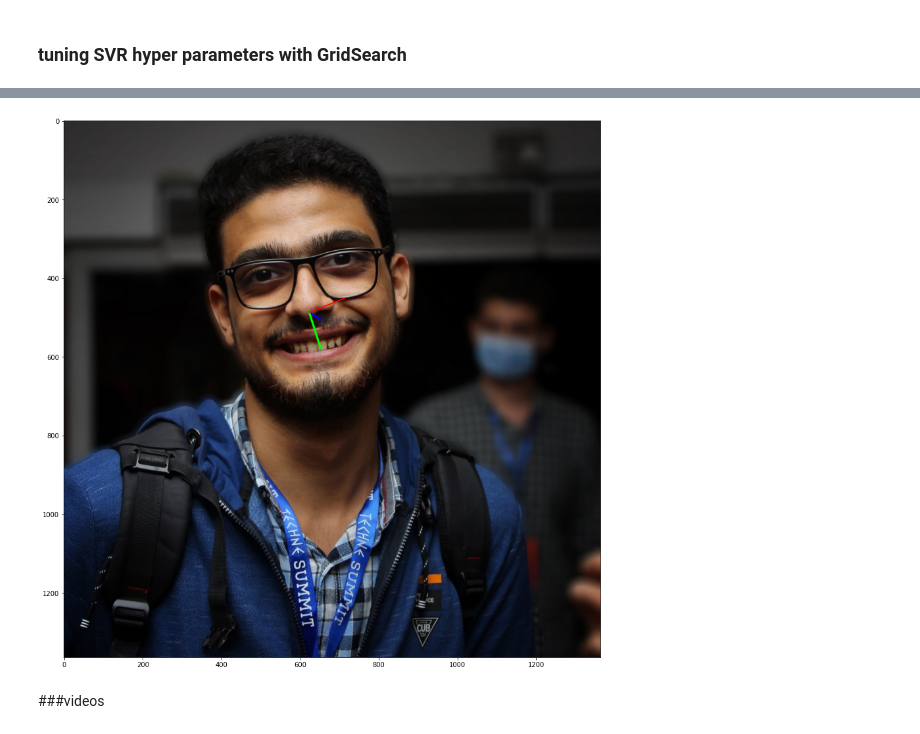
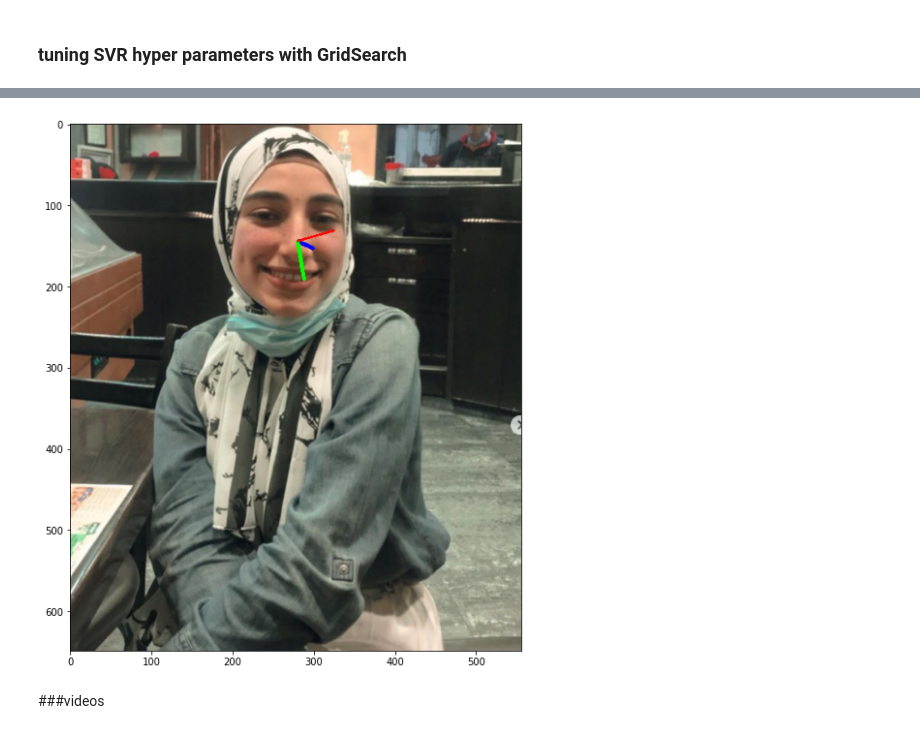
Before and after one commit to amiramomen/ML1_project_Head-Pose-Estimation, a Jupyter notebook: Face_Pose_Estimation.ipynb, the cells around one changed output, grey strips where cells are left out. Cells and saved outputs as stored; diff of their text form; code cells hidden in the pictures.

```diff
--- a/Face_Pose_Estimation.ipynb
+++ b/Face_Pose_Estimation.ipynb
@@ -331,9 +333,9 @@ mean_squared_error(model.predict(features_validation_test),labels_validation_tes
 # %% [markdown]
 ### tuning SVR hyper parameters with GridSearch
 # %%
-parameters = {'kernel': ['rbf','poly','sigmoid'],
-                  'C': [0.01, 0.1, 1 , 10, 100,200,300],
-                  'gamma': ['scale',1,.1],
+parameters = {'kernel': ['rbf'],
+                  'C': [0.01, 0.1, 1 , 10, 100],
+                  'gamma': ['scale',1],
                   'epsilon':[0.01,0.1,0.5,0.3],
 
                 }
@@ -402,8 +406,8 @@ def get_point(path):
         cv2_imshow(image)
       else:
         print("couldnt detect!")
-  center_x=x_points[1]
-  center_y=y_points[1]
+  center_x=x_points[5]
+  center_y=y_points[5]
   dist = np.sqrt( (x_points[152] - x_points[10])**2 + (y_points[152] - y_points[10])**2 )
   x_points = np.array([x - x_points[1] for x in x_points])
   y_points = np.array([y - y_points[1] for y in y_points])
@@ -443,7 +447,7 @@ def draw_img(path, pitch,yaw,roll, tdx=None, tdy=None, size = 100):
 
     return img
 # %%
-path="/content/ibrahimmmm.jpg"
+path="/content/amira1.png"
 points,center_x,center_y=get_point(path)
 # %% [output]
 --------------------------------------
@@ -454,12 +458,12 @@ yaw=yaw_model2.predict(points)
 roll=roll_model2.predict(points)
 # %%
 import  matplotlib.pyplot as plt
-img=draw_img(path, pitch,yaw,roll, tdx=center_x, tdy=center_y, size = 100)
-plt.figure(figsize=(20, 15))
+img=draw_img(path, pitch,yaw,roll, tdx=center_x, tdy=center_y, size = 50)
+plt.figure(figsize=(15, 10))
 plt.imshow(img)
 plt.show()
 # %% [output]
-[figure, old version]
+[figure, new version]
 # %% [markdown]
 ###videos
 # %%
```
Also changed, not shown: parts of 27 cells of this notebook.
